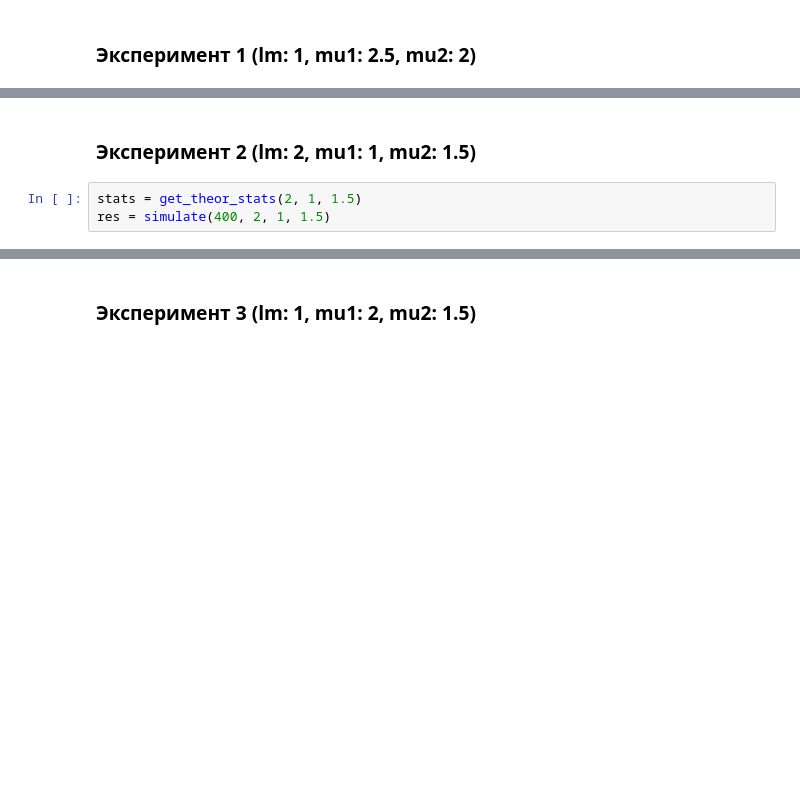
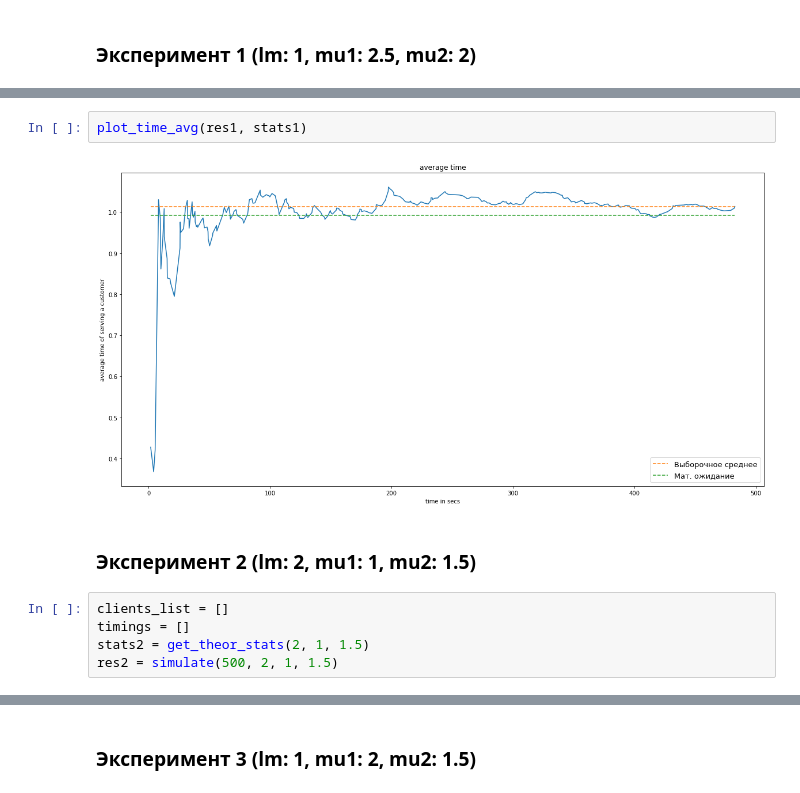
Before and after one commit to a13xbb/shoe-shine-shop, a Jupyter notebook: shop.ipynb, the cells around one changed output, grey strips where cells are left out. Drawn from its saved outputs; the diff is of its cells as text; blank space fills up the shorter version.

```diff
--- a/shop.ipynb
+++ b/shop.ipynb
@@ -256,6 +254,12 @@ plot_time_avg(res, stats)
+# %%
+plot_time_avg(res1, stats1)
+# %% [output]
+[figure, added]
 # %% [markdown]
 ### Эксперимент 2 (lm: 2, mu1: 1, mu2: 1.5)
 # %%
-stats = get_theor_stats(2, 1, 1.5)
-res = simulate(400, 2, 1, 1.5)
+clients_list = []
+timings = []
+stats2 = get_theor_stats(2, 1, 1.5)
+res2 = simulate(500, 2, 1, 1.5)
 # %%
```
Also changed, not shown: parts of 22 cells of this notebook.
